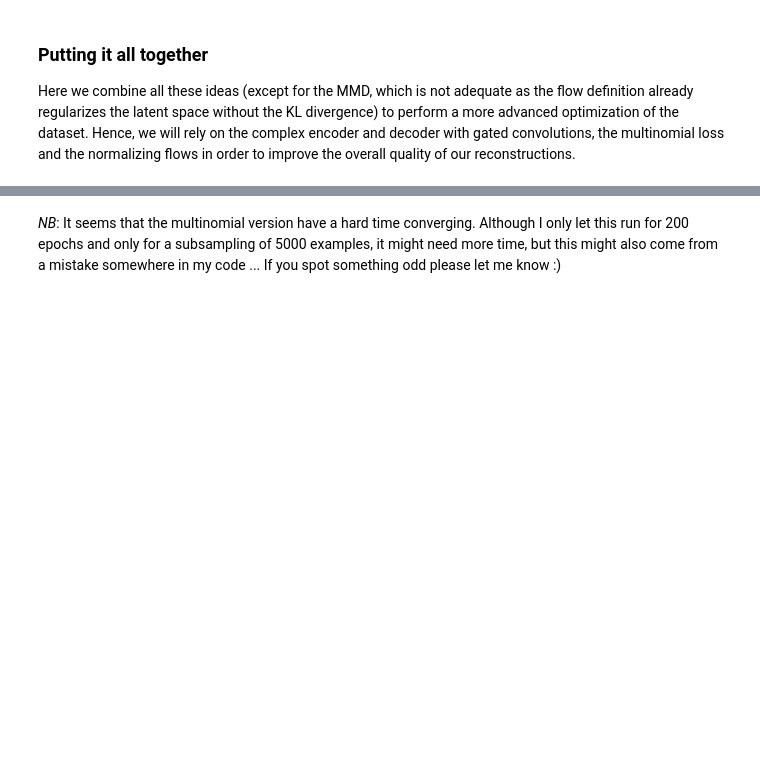
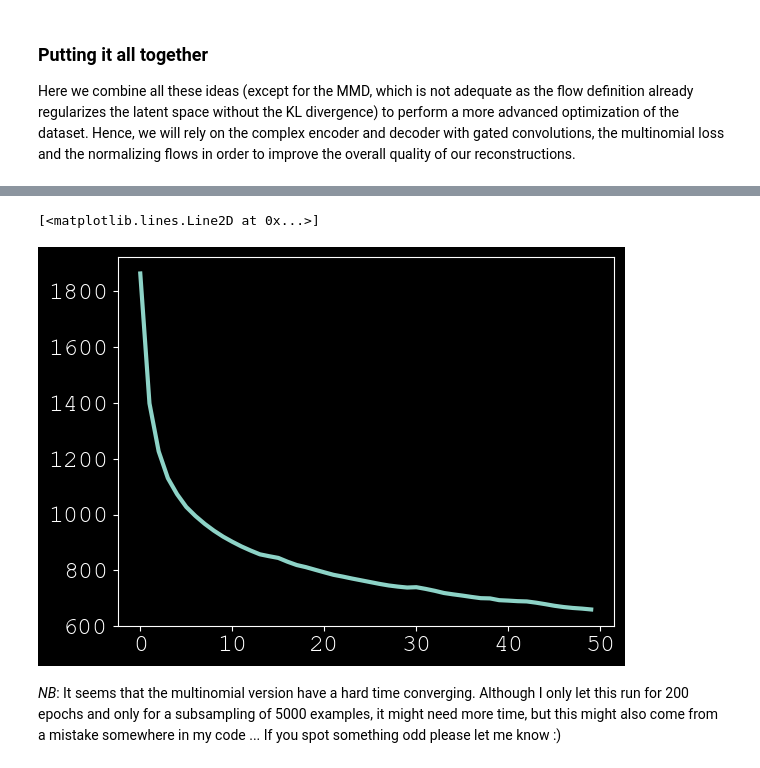
Before and after one commit to PierreChouteau/atiam_ml, a Jupyter notebook: 10a_variational_auto_encoders.ipynb, the cells around one changed output, grey strips where cells are left out. Drawn from its saved outputs; the diff is of its cells as text; code cells hidden in the pictures; blank space fills up the shorter version.

```diff
--- a/10a_variational_auto_encoders.ipynb
+++ b/10a_variational_auto_encoders.ipynb
@@ -581,0 +698,7 @@ losses_flow_param = ...
+# %%
+# Plot final loss
+plt.figure()
+plt.plot(losses_flow)
+# %% [output]
+[<matplotlib.lines.Line2D at 0x...>]
+[figure, added]
```
Also changed, not shown: parts of 18 cells of this notebook, 1 other file.
